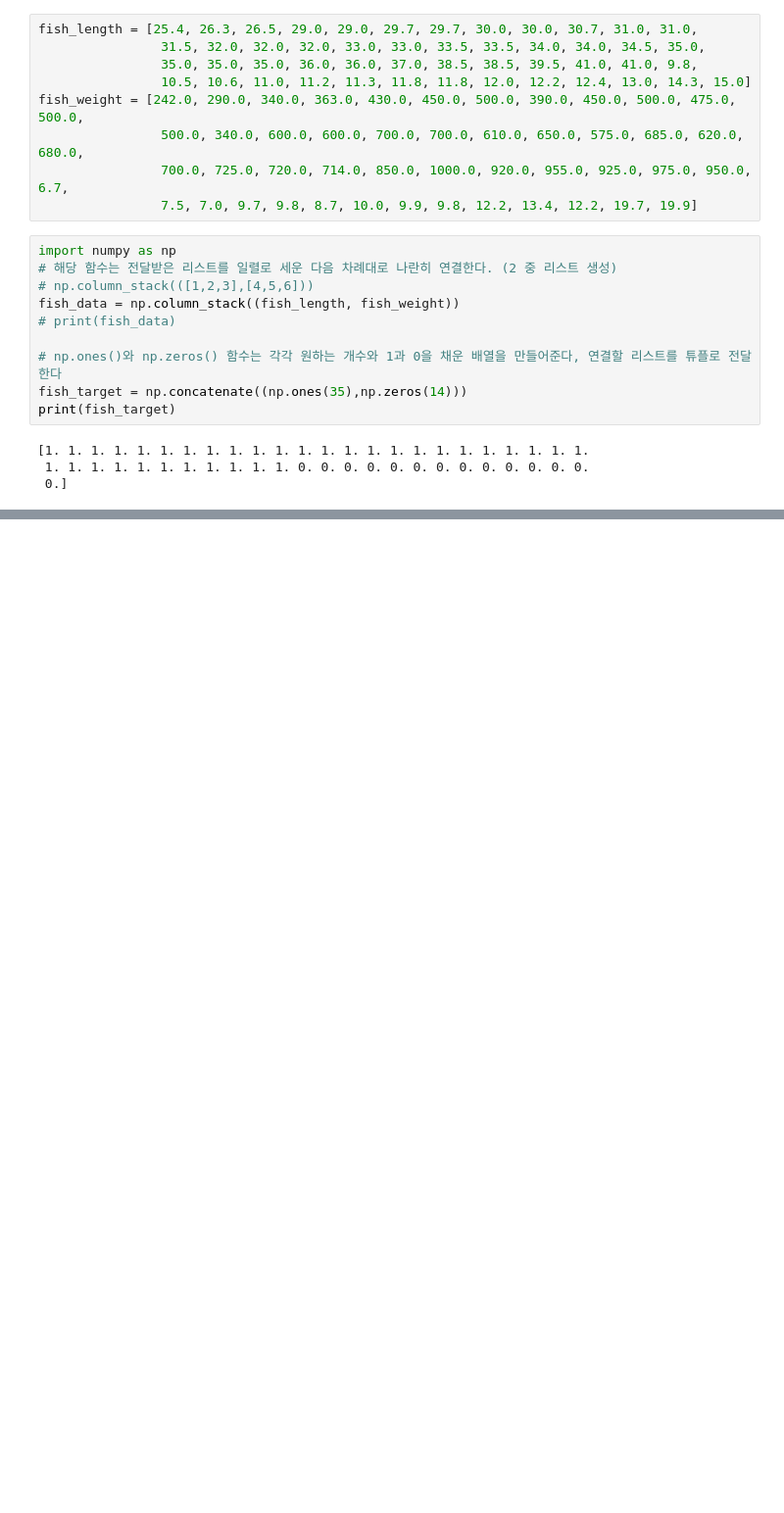
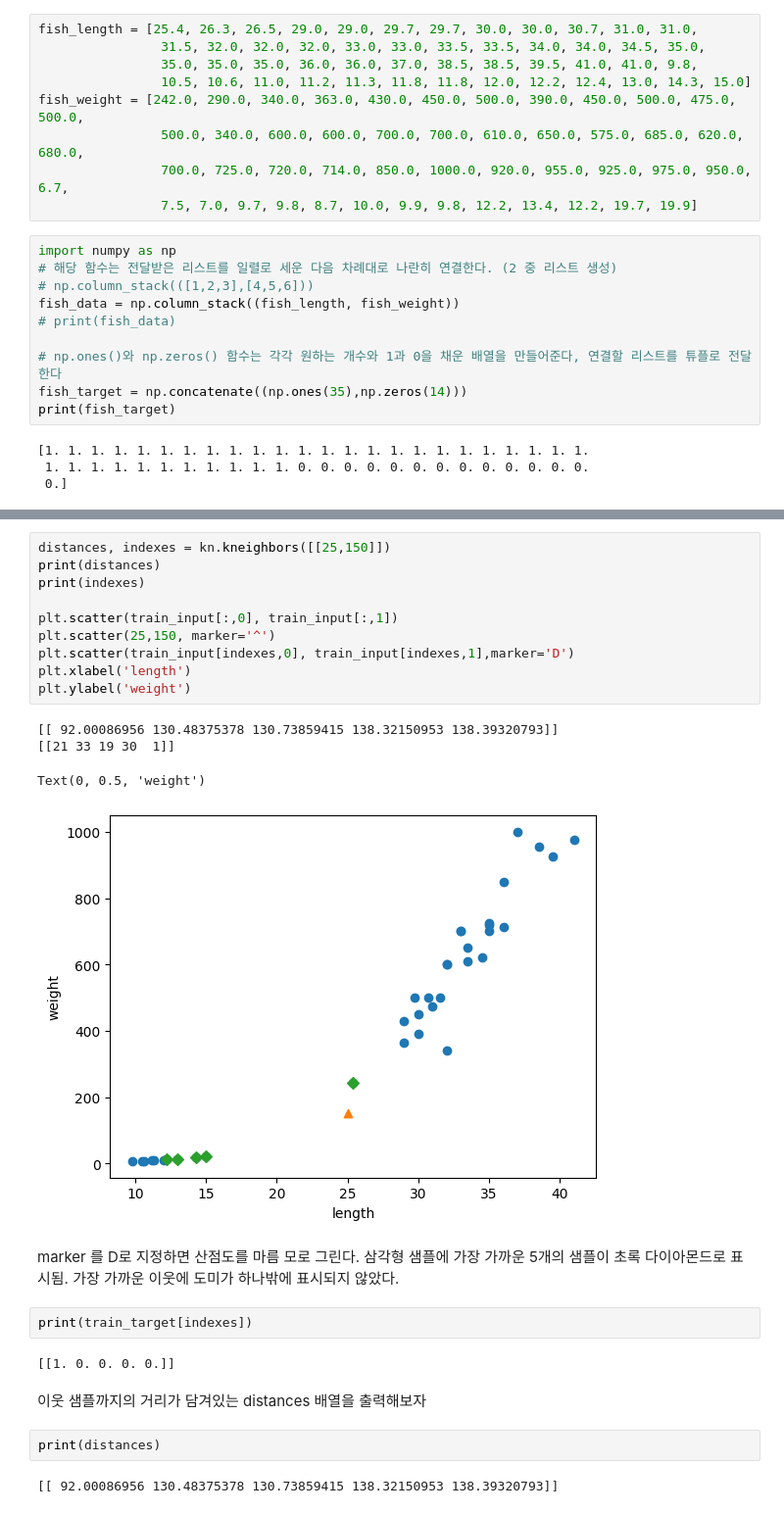
Before and after one commit to marmin-dev/HonGongMachineLearning, a Jupyter notebook: 2-2.ipynb, the cells around one changed output, grey strips where cells are left out. Shown: that part at 98% size. Saved outputs shown, nothing was run; the diff lists cells and outputs as text; blank space fills up the shorter version.

```diff
--- a/2-2.ipynb
+++ b/2-2.ipynb
@@ -25,0 +95,28 @@ print(fish_target)
+# %%
+distances, indexes = kn.kneighbors([[25,150]])
+print(distances)
+print(indexes)
+
+plt.scatter(train_input[:,0], train_input[:,1])
+plt.scatter(25,150, marker='^')
+plt.scatter(train_input[indexes,0], train_input[indexes,1],marker='D')
+plt.xlabel('length')
+plt.ylabel('weight')
+# %% [output]
+[[ 92.00086956 130.48375378 130.73859415 138.32150953 138.39320793]]
+[[21 33 19 30  1]]
+Text(0, 0.5, 'weight')
+[figure, added]
+# %% [markdown]
+marker 를 D로 지정하면 산점도를 마름 모로 그린다. 삼각형 샘플에 가장 가까운 5개의 샘플이 초록 다이아몬드로 표시됨.
+가장 가까운 이웃에 도미가 하나밖에 표시되지 않았다.
+# %%
+print(train_target[indexes])
+# %% [output]
+[[1. 0. 0. 0. 0.]]
+# %% [markdown]
+이웃 샘플까지의 거리가 담겨있는 distances 배열을 출력해보자
+# %%
+print(distances)
+# %% [output]
+[[ 92.00086956 130.48375378 130.73859415 138.32150953 138.39320793]]
```
Also changed, not shown: parts of 24 cells of this notebook.
